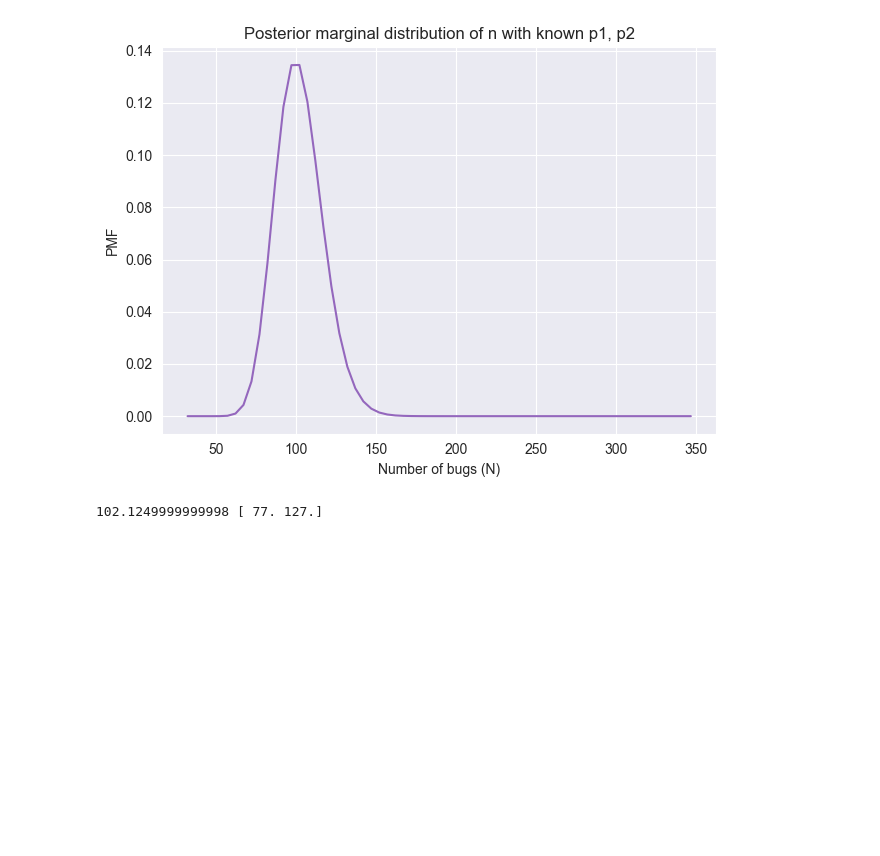
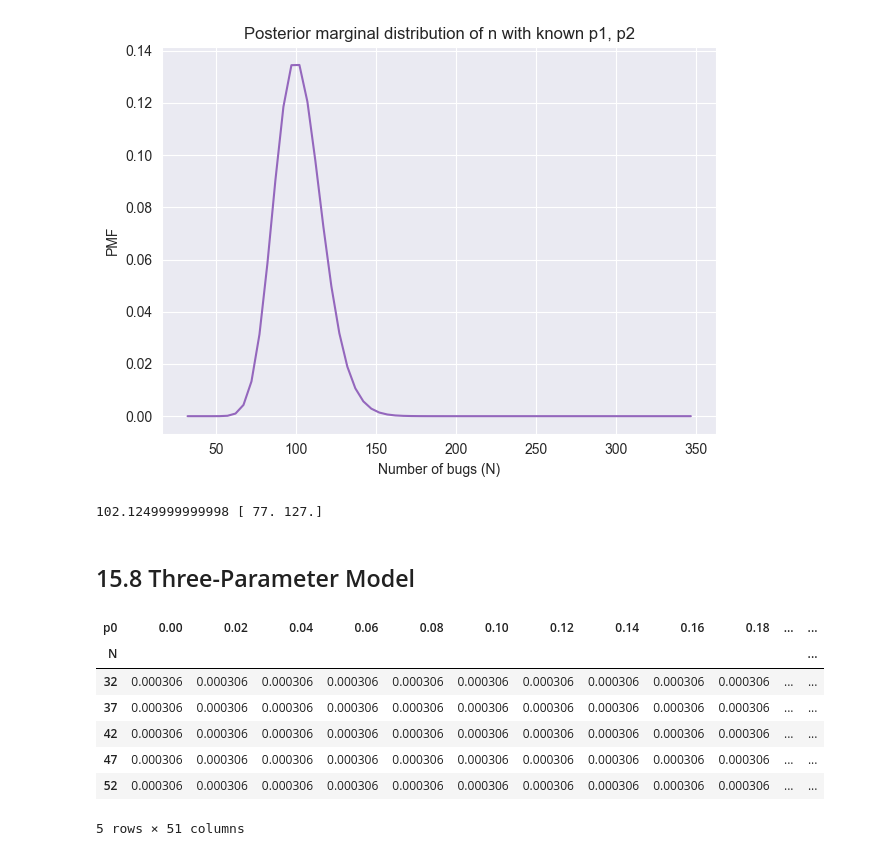
Before and after one commit to Xupeiyi/think-bayes, a Jupyter notebook: chapter15.ipynb, the cells around one changed output. Drawn from its saved outputs; the diff is of its cells as text; code cells hidden in the pictures; blank space fills up the shorter version.

```diff
--- a/chapter15.ipynb
+++ b/chapter15.ipynb
@@ -278,3 +278,21 @@ print(
 )
 # %% [output]
 102.1249999999998 [ 77. 127.]
+# %% [markdown]
+## 15.8 Three-Parameter Model
+# %%
+qs = np.linspace(0, 1, num=51)
+prior_p0 = make_uniform(qs, name='p0')
+prior_p1 = make_uniform(qs, name='p1')
+# %%
+joint2 = make_joint(prior_p0, prior_N)
+joint2.head()
+# %% [output]
+| p0 | 0.00 | 0.02 | 0.04 | 0.06 | 0.08 | 0.10 | 0.12 | 0.14 | 0.16 | 0.18 | ... | ... |
+| N |  |  |  |  |  |  |  |  |  |  |  | ... |
+| 32 | 0.000306 | 0.000306 | 0.000306 | 0.000306 | 0.000306 | 0.000306 | 0.000306 | 0.000306 | 0.000306 | 0.000306 | ... | ... |
+| 37 | 0.000306 | 0.000306 | 0.000306 | 0.000306 | 0.000306 | 0.000306 | 0.000306 | 0.000306 | 0.000306 | 0.000306 | ... | ... |
+| 42 | 0.000306 | 0.000306 | 0.000306 | 0.000306 | 0.000306 | 0.000306 | 0.000306 | 0.000306 | 0.000306 | 0.000306 | ... | ... |
+| 47 | 0.000306 | 0.000306 | 0.000306 | 0.000306 | 0.000306 | 0.000306 | 0.000306 | 0.000306 | 0.000306 | 0.000306 | ... | ... |
+| 52 | 0.000306 | 0.000306 | 0.000306 | 0.000306 | 0.000306 | 0.000306 | 0.000306 | 0.000306 | 0.000306 | 0.000306 | ... | ... |
+5 rows × 51 columns
```
Also changed, not shown: parts of 10 cells of this notebook.
